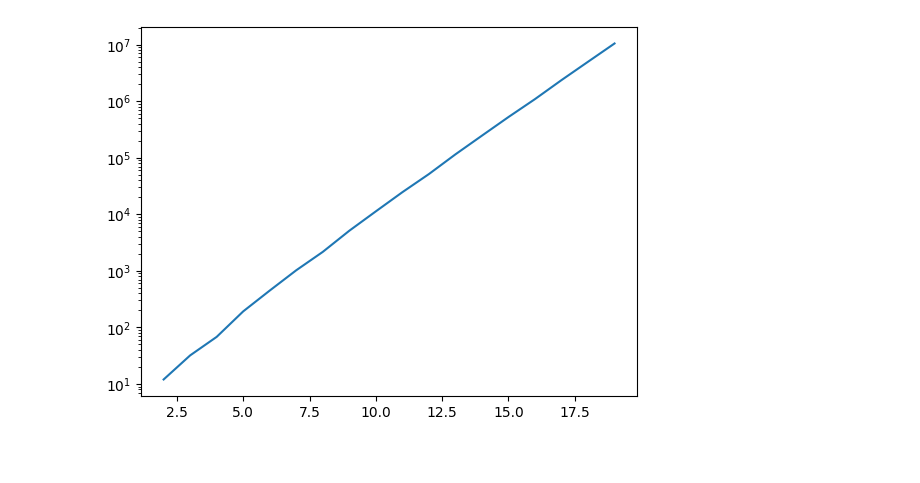
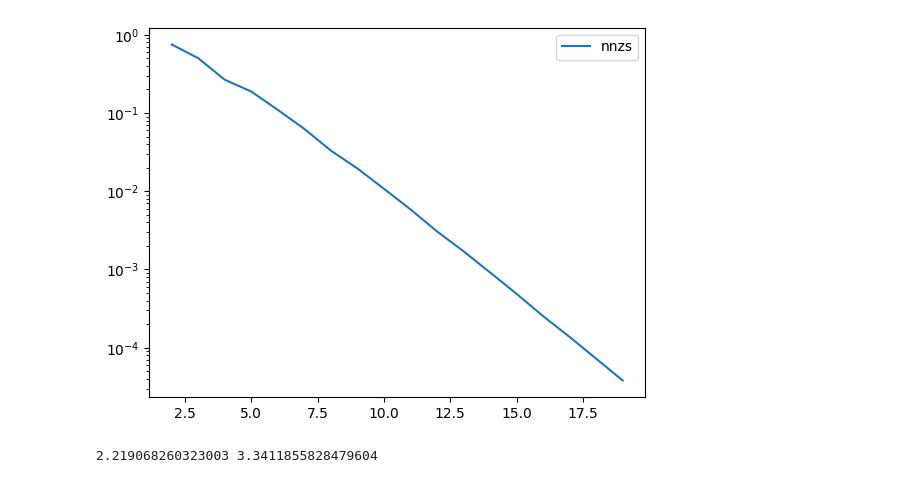
Before and after one commit to tlin06/kans_urop, a Jupyter notebook: log_amp_plus_c.ipynb, the cells around one changed output. Drawn from its saved outputs; the diff is of its cells as text; code cells hidden in the pictures.

```diff
--- a/log_amp_plus_c.ipynb
+++ b/log_amp_plus_c.ipynb
@@ -14,11 +14,13 @@ repr(h.data).split('nnz')[-1][1:-1]
 ns = [i for i in range(2, 20)]
 nnzs = []
 for n in ns:
-    h = lib.TFIM_hamiltonian(n, 1, 1)
-    nnzs.append(int(repr(h.data).split('nnz')[-1][1:-1]))
+    h = lib.TFIM_hamiltonian(n, 1, 0.1)
+    nnzs.append(int(repr(h.data).split('nnz')[-1][1:-1]) / (2 ** (2*n)))
 # %%
-plt.plot(ns, nnzs)
+plt.plot(ns, nnzs, label = 'nnzs')
 plt.yscale('log')
+#plt.plot(ns, 2 ** np.array(ns), label = '2')
+plt.legend(loc = 'best')
 plt.show()
 # %% [output]
-[figure, old version]
+[figure, new version]
@@ -25 +29,5 @@ plt.show()
+# %%
+print(np.e ** res.slope, np.e ** res.intercept)
+# %% [output]
+2.219068260323003 3.3411855828479604
 # %%
```
Also changed, not shown: parts of 17 cells of this notebook, 2 other files.
